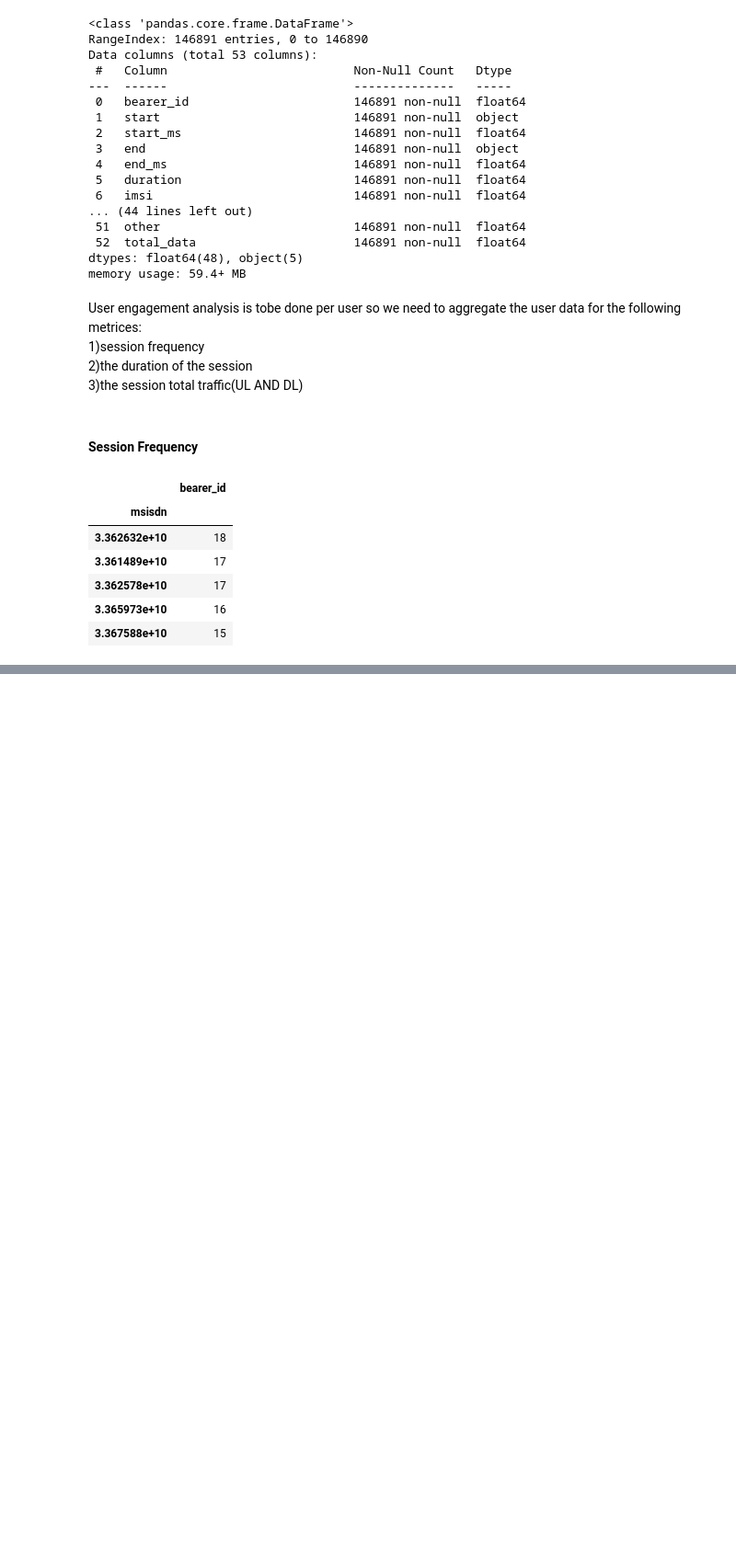
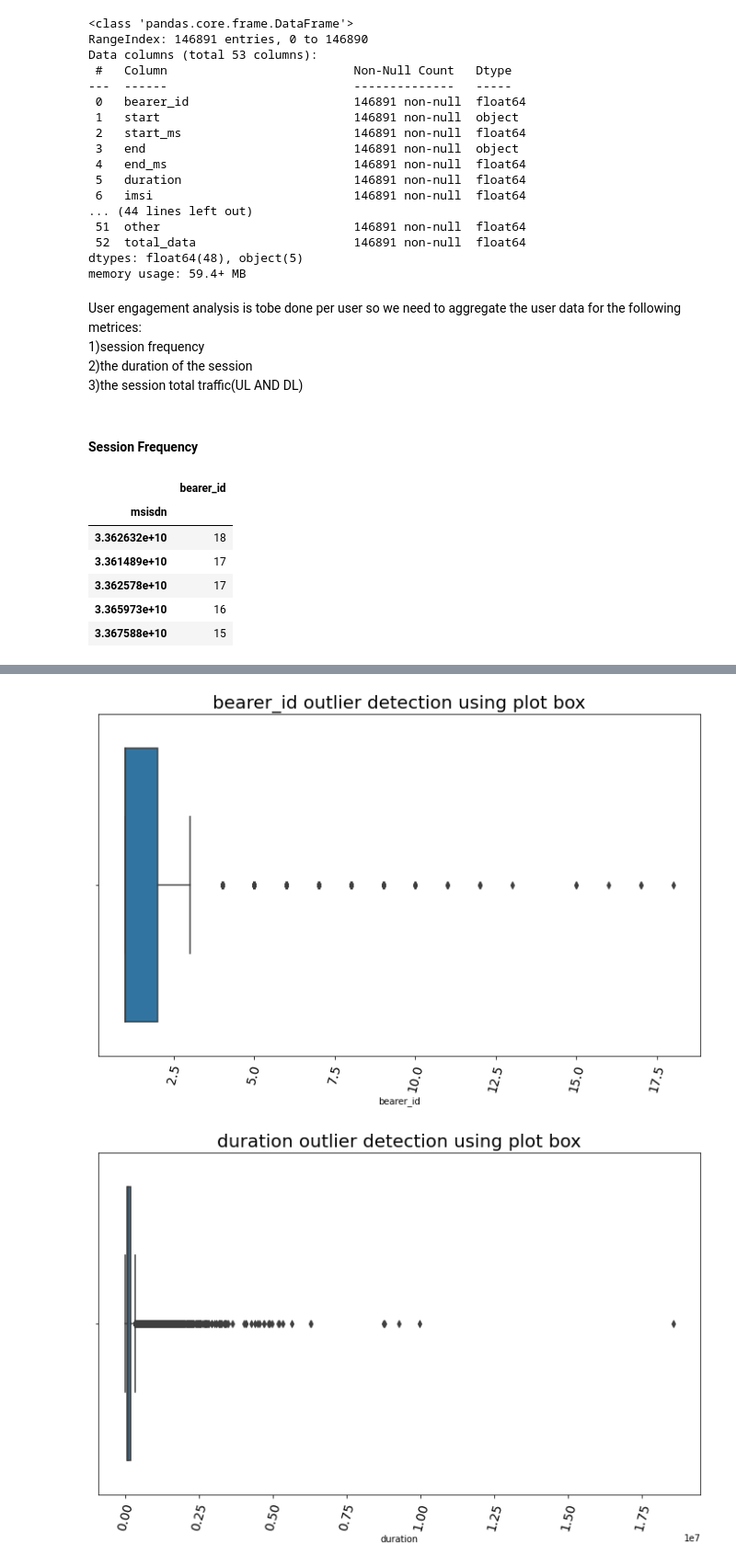
Before and after one commit to michaelgetachew-abebe/Telecom-User-Analytics, a Jupyter notebook: notebooks/user_engagement_analysis.ipynb, the cells around one changed output, grey strips where cells are left out. Shown at 92% size. Saved outputs shown, nothing was run; the diff lists cells and outputs as text; code cells hidden in the pictures; blank space fills up the shorter version.

Commit message:
Feat(add): added a code sections to aggregate the dataframe foruser's engagement analysis

```diff
--- a/notebooks/user_engagement_analysis.ipynb
+++ b/notebooks/user_engagement_analysis.ipynb
@@ -87,0 +118,4 @@ session_frequency_metrics.head()
+# %%
+users_engagement_metrics = df.groupby('msisdn').agg({'bearer_id':'count', 'duration':'sum','total_data':'sum'})
+users_engagement_metrics = users_engagement_metrics.sort_values(by = ['bearer_id'], ascending = False)
+users_engagement_metrics.head(10)
@@ -87,0 +135,9 @@ session_frequency_metrics.head()
+# %%
+# Outlier detection using plot box from plotter functions...
+col_list = ['bearer_id','duration','total_data']
+for col in col_list:
+    title = f'{col} outlier detection using plot_box'
+    plotter.plot_box(users_engagement_metrics, col, title)
+# %% [output]
+[figure, added]
+[figure, added]
```
Also changed, not shown: parts of 7 cells of this notebook.
